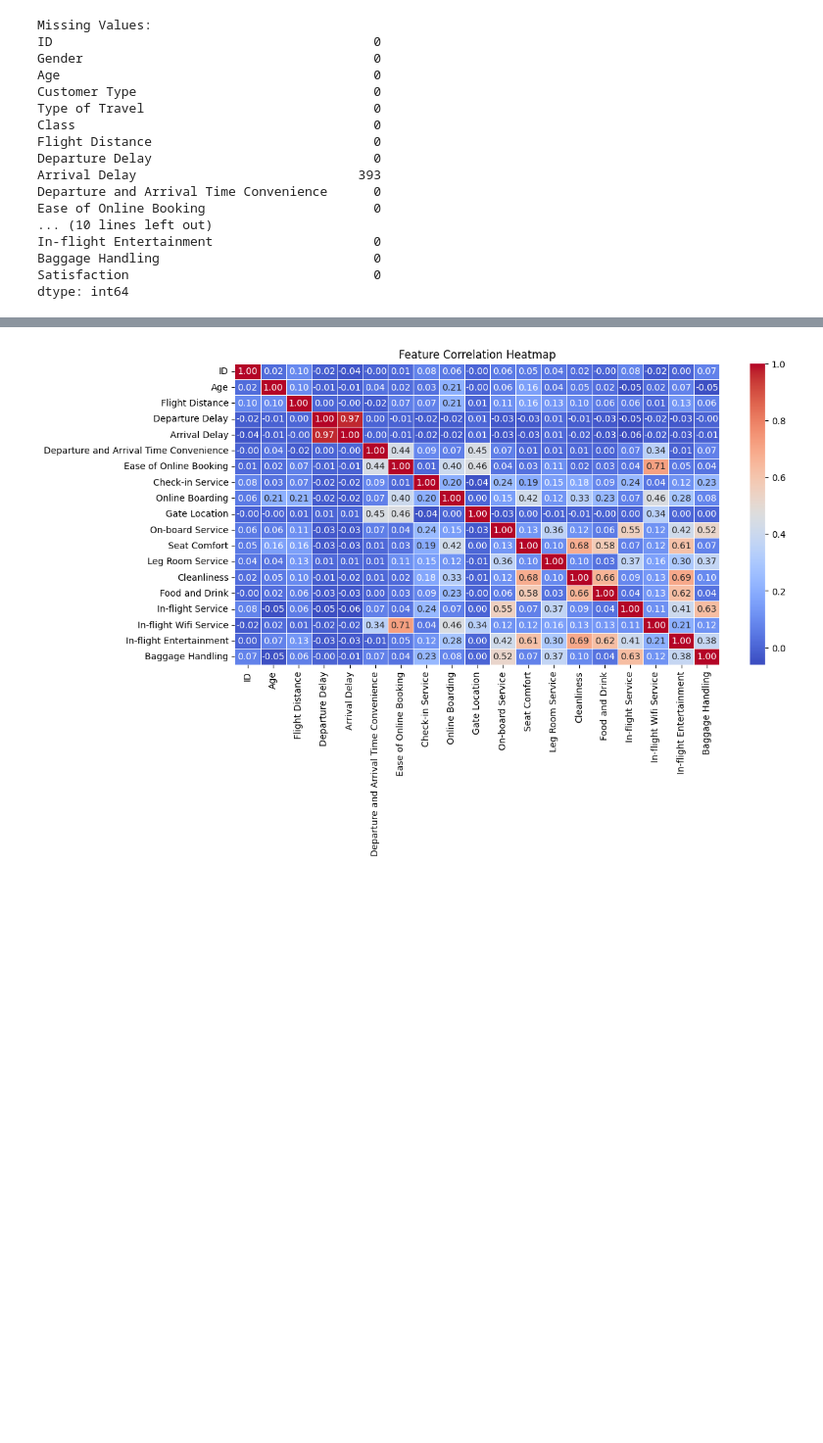
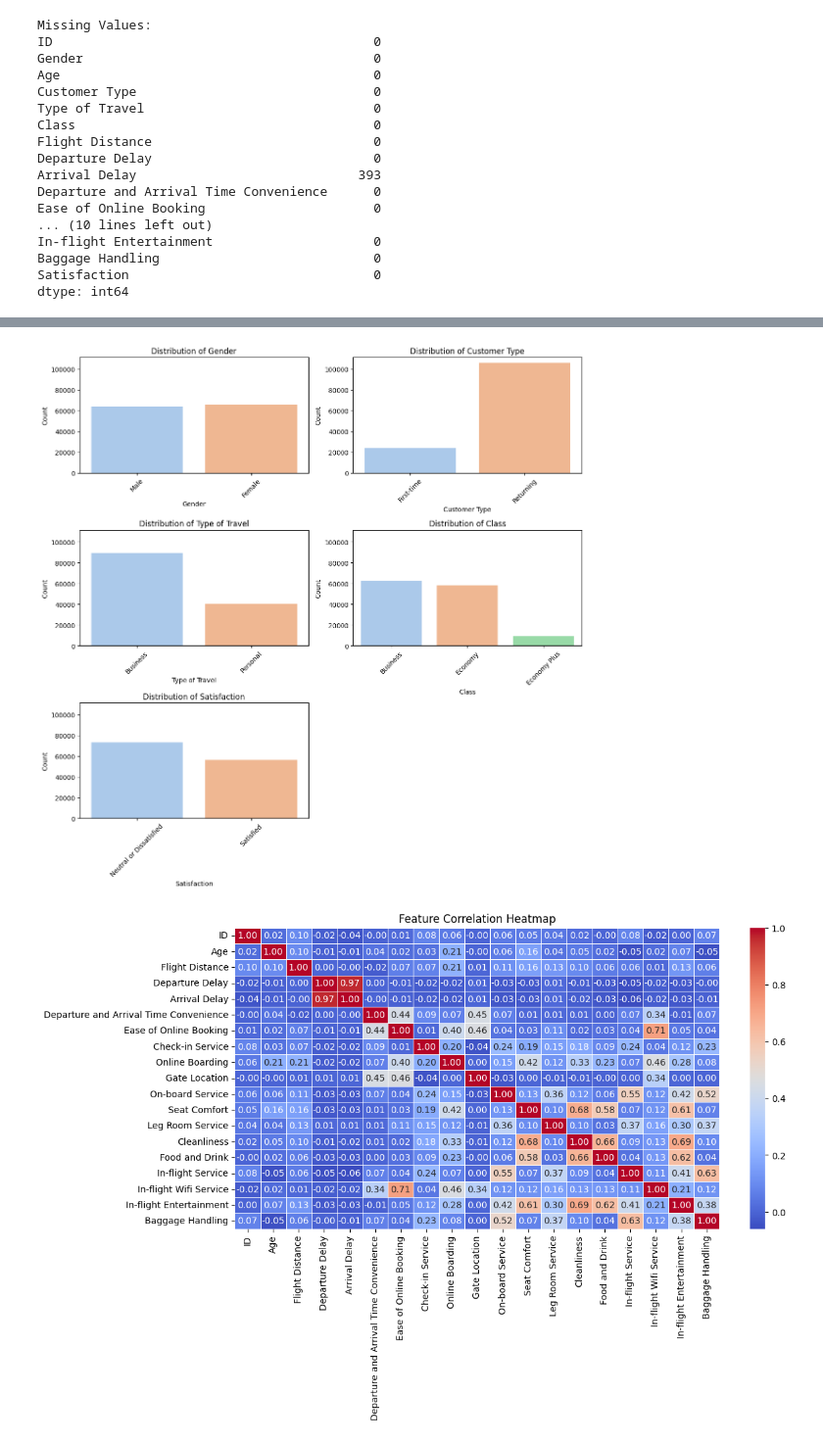
Before and after one commit to OCE1984/MScDataAnaltyicsPrinciples, a Jupyter notebook: DAP_Final_Assessment3.ipynb, the cells around one changed output, grey strips where cells are left out. Shown at 98% size. Cells and saved outputs as stored; diff of their text form; code cells hidden in the pictures; blank space fills up the shorter version.

```diff
--- a/DAP_Final_Assessment3.ipynb
+++ b/DAP_Final_Assessment3.ipynb
@@ -141,15 +149,3 @@ Summary Statistics:
 | 50% | 64940.500000 | 40.000000 | 844.000000 | 0.000000 | 0.000000 | 3.000000 | ... |
 | 75% | 97410.250000 | 51.000000 | 1744.000000 | 12.000000 | 13.000000 | 4.000000 | ... |
 | max | 129880.000000 | 85.000000 | 4983.000000 | 1592.000000 | 1584.000000 | 5.000000 | ... |
-# %%
-categorical_cols = df_original.select_dtypes(include='object').columns
-
-for col in categorical_cols:
-    plt.figure(figsize=(6, 4))
-    sns.countplot(data=df_original, x=col, palette="pastel")
-    plt.title(f"Distribution of {col}")
-    plt.xlabel(col)
-    plt.ylabel("Count")
-    plt.xticks(rotation=45)
-    plt.tight_layout()
-    plt.show()
@@ -177,3 +152,56 @@ Passing `palette` without assigning `hue` is deprecated and will be removed in v
+# %%
+categorical_cols = df_original.select_dtypes(include='object').columns
+
+'''for col in categorical_cols:
+    plt.figure(figsize=(6, 4))
+    sns.countplot(data=df_original, x=col, palette="pastel")
+    plt.title(f"Distribution of {col}")
+    plt.xlabel(col)
+    plt.ylabel("Count")
+    plt.xticks(rotation=45)
+    plt.tight_layout()
+    plt.show()'''
+
+    # Calculate number of rows needed for the grid
+num_cols = 2  # Figures per row
+num_rows = math.ceil(len(categorical_cols) / num_cols)
+
+# Create a figure and grid of subplots
+fig, axes = plt.subplots(num_rows, num_cols, figsize=(12, num_rows * 4))
+
+# Flatten the axes array for easier indexing
+axes = axes.flatten()
+
+# Iterate and plot on subplots
+max_count = 0  # Initialize variable to store maximum count
+
+
+# Iterate and plot on subplots
+for i, col in enumerate(categorical_cols):
+    sns.countplot(data=df_original, x=col, palette="pastel", ax=axes[i])
+    axes[i].set_title(f"Distribution of {col}")
+    axes[i].set_xlabel(col)
+    axes[i].set_ylabel("Count")
+    axes[i].tick_params(axis='x', rotation=45)
+
+    # Update max_count if current plot has a higher count
+    current_max = axes[i].get_ylim()[1]
+    if current_max > max_count:
+        max_count = current_max
+
+# Set ylim for all subplots to the maximum count
+for ax in axes:
+    ax.set_ylim(0, max_count)
+
+# Hide any unused subplots
+for i in range(len(categorical_cols), len(axes)):
+    axes[i].set_visible(False)
+
+# Adjust layout
+plt.tight_layout()
+plt.show()
+# %% [output]
+[figure, added]
 # %%
 # Before the heatmap code:
 numerical_cols = df_original.select_dtypes(include=np.number).columns.tolist()
```
Also changed, not shown: parts of 18 cells of this notebook.
